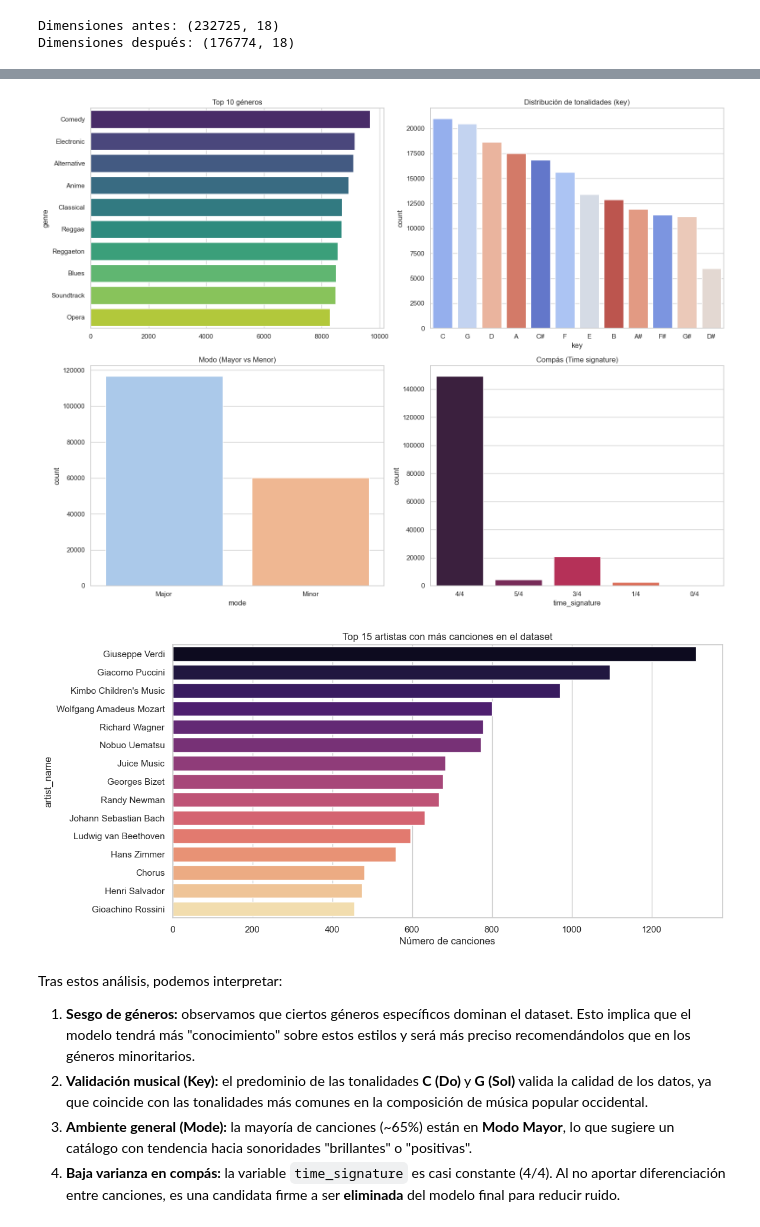
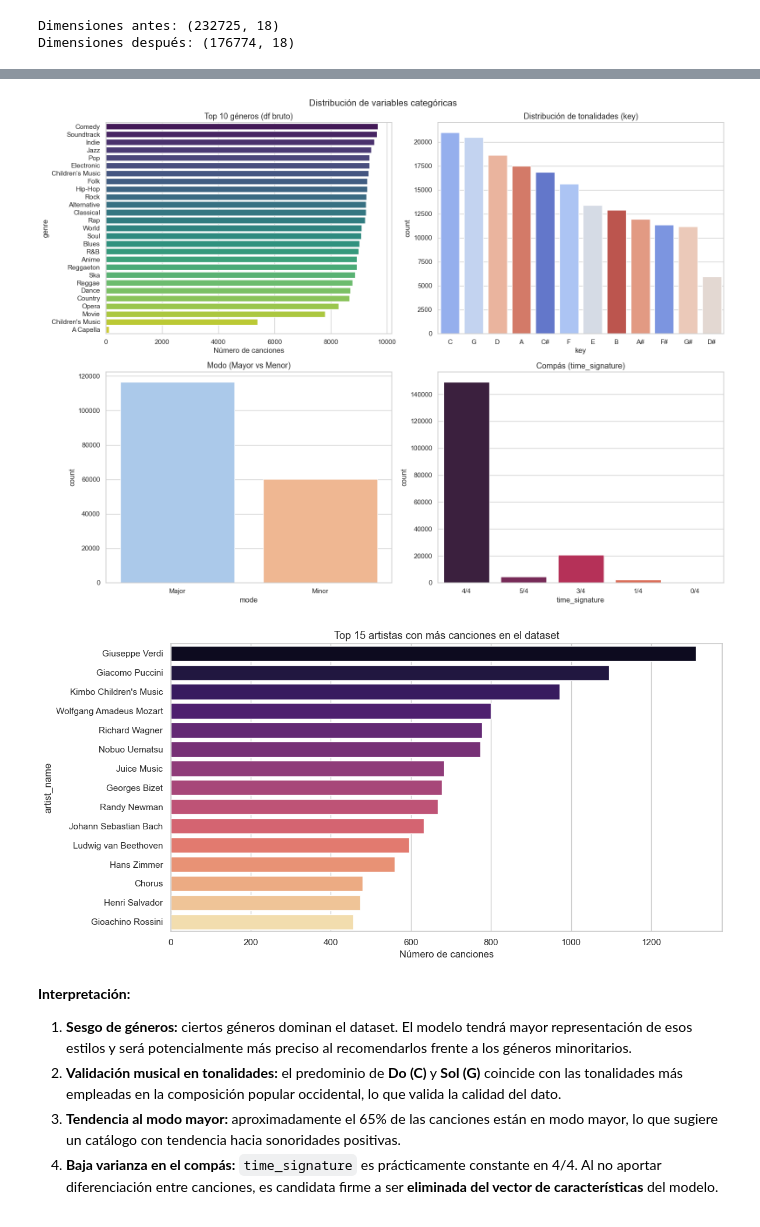
Before and after one commit to nernunnzar/music-recommendation-system, a Jupyter notebook: 01_Analisis_Exploratorio.ipynb, the cells around one changed output, grey strips where cells are left out. Cells and saved outputs as stored; diff of their text form; code cells hidden in the pictures.

```diff
--- a/01_Analisis_Exploratorio.ipynb
+++ b/01_Analisis_Exploratorio.ipynb
@@ -142,44 +243,52 @@ Una vez limpio el dataset, analizamos la distribución de las características m
 # %%
-# Configuración: 2 filas, 2 columnas
+# Grid 2x2: género, tonalidad, modo y compás
 fig, ax = plt.subplots(2, 2, figsize=(16, 12))
 
-# 1. Distribución de géneros (Top 10)
-top_genres = df_clean['genre'].value_counts().head(10)
-sns.barplot(x=top_genres.values, y=top_genres.index, hue=top_genres.index, legend=False, ax=ax[0,0], palette='viridis')
-ax[0,0].set_title('Top 10 géneros')
+# 1. Top 10 géneros
+top_genres = df['genre'].value_counts()
+sns.barplot(x=top_genres.values, y=top_genres.index,
+            hue=top_genres.index, legend=False, ax=ax[0, 0], palette='viridis')
+ax[0, 0].set_title('Top 10 géneros (df bruto)', fontsize=13)
+ax[0, 0].set_xlabel('Número de canciones')
 
-# 2. Distribución de tonalidades (key)
-sns.countplot(data=df_clean, x='key', hue='key', legend=False, ax=ax[0,1],
+# 2. Tonalidades (key)
+sns.countplot(data=df_clean, x='key', hue='key', legend=False, ax=ax[0, 1],
               order=df_clean['key'].value_counts().index, palette='coolwarm')
-ax[0,1].set_title('Distribución de tonalidades (key)')
+ax[0, 1].set_title('Distribución de tonalidades (key)', fontsize=13)
 
-# 3. Distribución de modo (Mayor/Menor)
-sns.countplot(data=df_clean, x='mode', hue='mode', legend=False, ax=ax[1,0], palette='pastel')
-ax[1,0].set_title('Modo (Mayor vs Menor)')
+# 3. Modo (Mayor / Menor)
+sns.countplot(data=df_clean, x='mode', hue='mode', legend=False,
+              ax=ax[1, 0], palette='pastel')
+ax[1, 0].set_title('Modo (Mayor vs Menor)', fontsize=13)
 
-# 4. Distribución de compás (Time signature)
-sns.countplot(data=df_clean, x='time_signature', hue='time_signature', legend=False, ax=ax[1,1], palette='rocket')
-ax[1,1].set_title('Compás (Time signature)')
+# 4. Compás (time_signature)
+sns.countplot(data=df_clean, x='time_signature', hue='time_signature', legend=False,
+              ax=ax[1, 1], palette='rocket')
+ax[1, 1].set_title('Compás (time_signature)', fontsize=13)
 
+plt.suptitle('Distribución de variables categóricas', fontsize=15)
 plt.tight_layout()
+# plt.savefig('figuras/EDA/distribucion_categoricas.png', dpi=150, bbox_inches='tight')
 plt.show()
 # %% [output]
-[figure, old version]
+[figure, new version]
 # %%
-# Análisis de artistas (Variable de alta cardinalidad)
+# Top 15 artistas con más canciones
 plt.figure(figsize=(12, 6))
 top_artists = df_clean['artist_name'].value_counts().head(15)
-
-sns.barplot(x=top_artists.values, y=top_artists.index, hue=top_artists.index, legend=False, palette='magma')
-plt.title('Top 15 artistas con más canciones en el dataset')
+sns.barplot(x=top_artists.values, y=top_artists.index,
+            hue=top_artists.index, legend=False, palette='magma')
+plt.title('Top 15 artistas con más canciones en el dataset', fontsize=13)
 plt.xlabel('Número de canciones')
+plt.tight_layout()
+plt.savefig('figuras/EDA/top_artistas.png', dpi=150, bbox_inches='tight')
 plt.show()
 # %% [output]
-[figure, old version]
+[figure, new version]
 # %% [markdown]
-Tras estos análisis, podemos interpretar:
+**Interpretación:**
 
-1.  **Sesgo de géneros:** observamos que ciertos géneros específicos dominan el dataset. Esto implica que el modelo tendrá más "conocimiento" sobre estos estilos y será más preciso recomendándolos que en los géneros minoritarios.
-2.  **Validación musical (Key):** el predominio de las tonalidades **C (Do)** y **G (Sol)** valida la calidad de los datos, ya que coincide con las tonalidades más comunes en la composición de música popular occidental.
-3.  **Ambiente general (Mode):** la mayoría de canciones (~65%) están en **Modo Mayor**, lo que sugiere un catálogo con tendencia hacia sonoridades "brillantes" o "positivas".
-4.  **Baja varianza en compás:** la variable `time_signature` es casi constante (4/4). Al no aportar diferenciación entre canciones, es una candidata firme a ser **eliminada** del modelo final para reducir ruido.
+1. **Sesgo de géneros:** ciertos géneros dominan el dataset. El modelo tendrá mayor representación de esos estilos y será potencialmente más preciso al recomendarlos frente a los géneros minoritarios.
+2. **Validación musical en tonalidades:** el predominio de **Do (C)** y **Sol (G)** coincide con las tonalidades más empleadas en la composición popular occidental, lo que valida la calidad del dato.
+3. **Tendencia al modo mayor:** aproximadamente el 65% de las canciones están en modo mayor, lo que sugiere un catálogo con tendencia hacia sonoridades positivas.
+4. **Baja varianza en el compás:** `time_signature` es prácticamente constante en 4/4. Al no aportar diferenciación entre canciones, es candidata firme a ser **eliminada del vector de características** del modelo.
```
Also changed, not shown: parts of 35 cells of this notebook, 6 other files.
